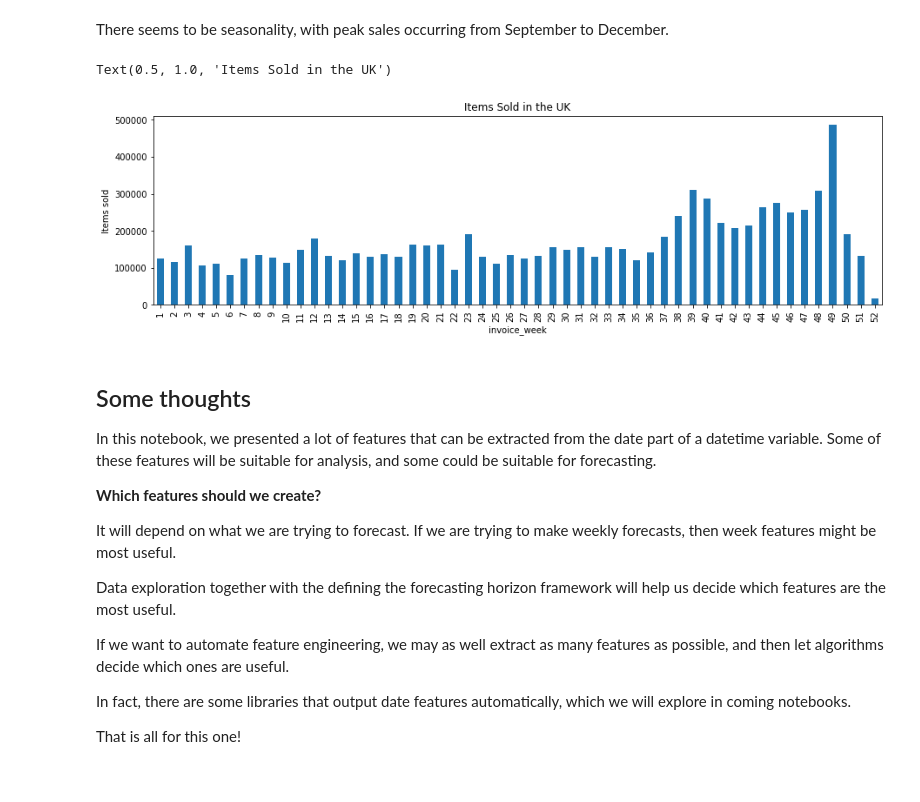
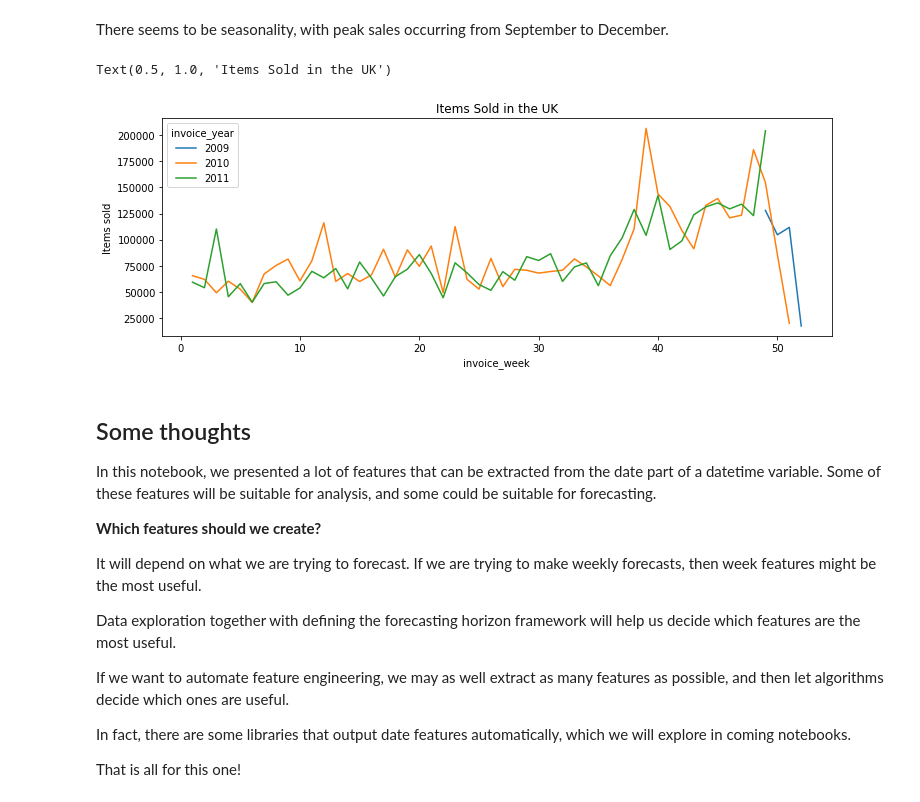
Before and after one commit to trainindata/feature-engineering-for-time-series-forecasting, a Jupyter notebook: 10-Time-Features/01-Extracting-date-related-features.ipynb, the cells around one changed output. Saved outputs shown, nothing was run; the diff lists cells and outputs as text; code cells hidden in the pictures.

```diff
--- a/10-Time-Features/01-Extracting-date-related-features.ipynb
+++ b/10-Time-Features/01-Extracting-date-related-features.ipynb
@@ -437,7 +441,7 @@ array(['Tuesday', 'Wednesday', 'Thursday', 'Friday', 'Saturday', 'Sunday',
 # %%
 # Was the invoice issued on a weekend?
 
-data['is_weekend'] = np.where(data['invoice_day_name'].isin(['Sunday', 'Saturday']), 1,0)
+data['is_weekend'] = data['date'].dt.dayofweek > 4
 
 data[['date', 'invoice_day_name','is_weekend']].head()
 # %% [output]
@@ -588,12 +582,12 @@ There seems to be seasonality, with peak sales occurring from September to Decem
 # %%
 # And since we are here, let's look at weekly data.
 
-uk.groupby('invoice_week')['Quantity'].sum().plot.bar(figsize=(15, 4))
+uk.groupby(['invoice_week', 'invoice_year'])['Quantity'].sum().unstack().plot(figsize=(12,4))
 plt.ylabel('Items sold')
 plt.title('Items Sold in the UK')
 # %% [output]
 Text(0.5, 1.0, 'Items Sold in the UK')
-[figure, old version]
+[figure, new version]
 # %% [markdown]
 ## Some thoughts
 
@@ -601,9 +595,9 @@ In this notebook, we presented a lot of features that can be extracted from the
 
 **Which features should we create?**
 
-It will depend on what we are trying to forecast. If we are trying to make weekly forecasts, then week features might be most useful.
+It will depend on what we are trying to forecast. If we are trying to make weekly forecasts, then week features might be the most useful.
 
-Data exploration together with the defining the forecasting horizon framework will help us decide which features are the most useful.
+Data exploration together with defining the forecasting horizon framework will help us decide which features are the most useful.
 
 If we want to automate feature engineering, we may as well extract as many features as possible, and then let algorithms decide which ones are useful.
 
```
Also changed, not shown: parts of 15 cells of this notebook.
